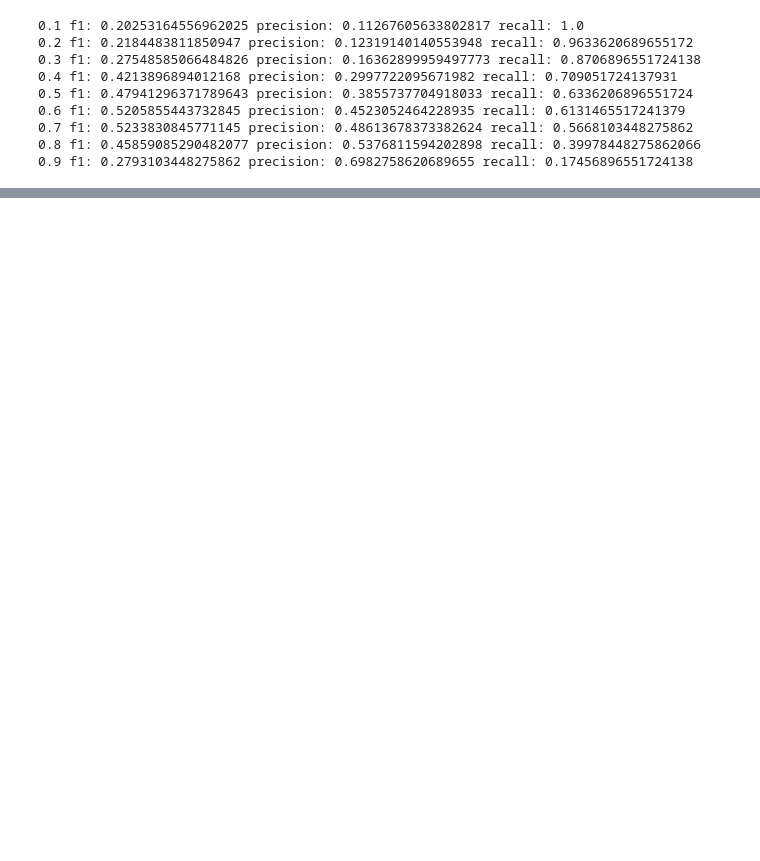
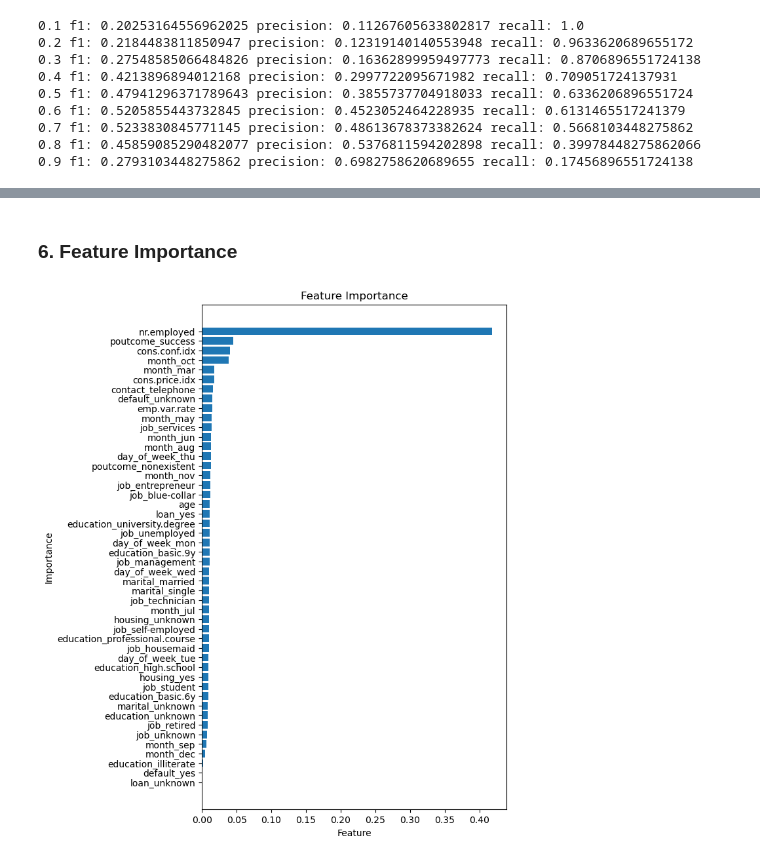
Before and after one commit to vijay12918/Portuguese-Bank-Marketing-Compaign, a Jupyter notebook: Portugese_Bank.ipynb, the cells around one changed output, grey strips where cells are left out. Saved outputs shown, nothing was run; the diff lists cells and outputs as text; code cells hidden in the pictures; blank space fills up the shorter version.

```diff
--- a/Portugese_Bank.ipynb
+++ b/Portugese_Bank.ipynb
@@ -1141,0 +1165,27 @@ plt.show()
+# %% [markdown]
+### 6. Feature Importance
+# %%
+xgb_model = pipeline_xgb.named_steps['model']
+# %%
+ohe = model_gscv.named_steps['preprocessor'].named_transformers_['ohe']
+cat_features = ohe.get_feature_names_out(cat_col)
+# %%
+all_features = np.concatenate([
+    cat_features,
+    ['age'],
+    num_col_std
+])
+# %%
+fi_df = pd.DataFrame({
+    'Feature':all_features,
+    'Importance':xgb_model.feature_importances_
+}).sort_values('Importance')
+# %%
+plt.figure(figsize=(6,10))
+plt.barh(fi_df['Feature'],fi_df['Importance'])
+plt.xlabel('Feature')
+plt.ylabel('Importance')
+plt.title('Feature Importance')
+plt.show()
+# %% [output]
+[figure, added]
```
Also changed, not shown: parts of 44 cells of this notebook.
